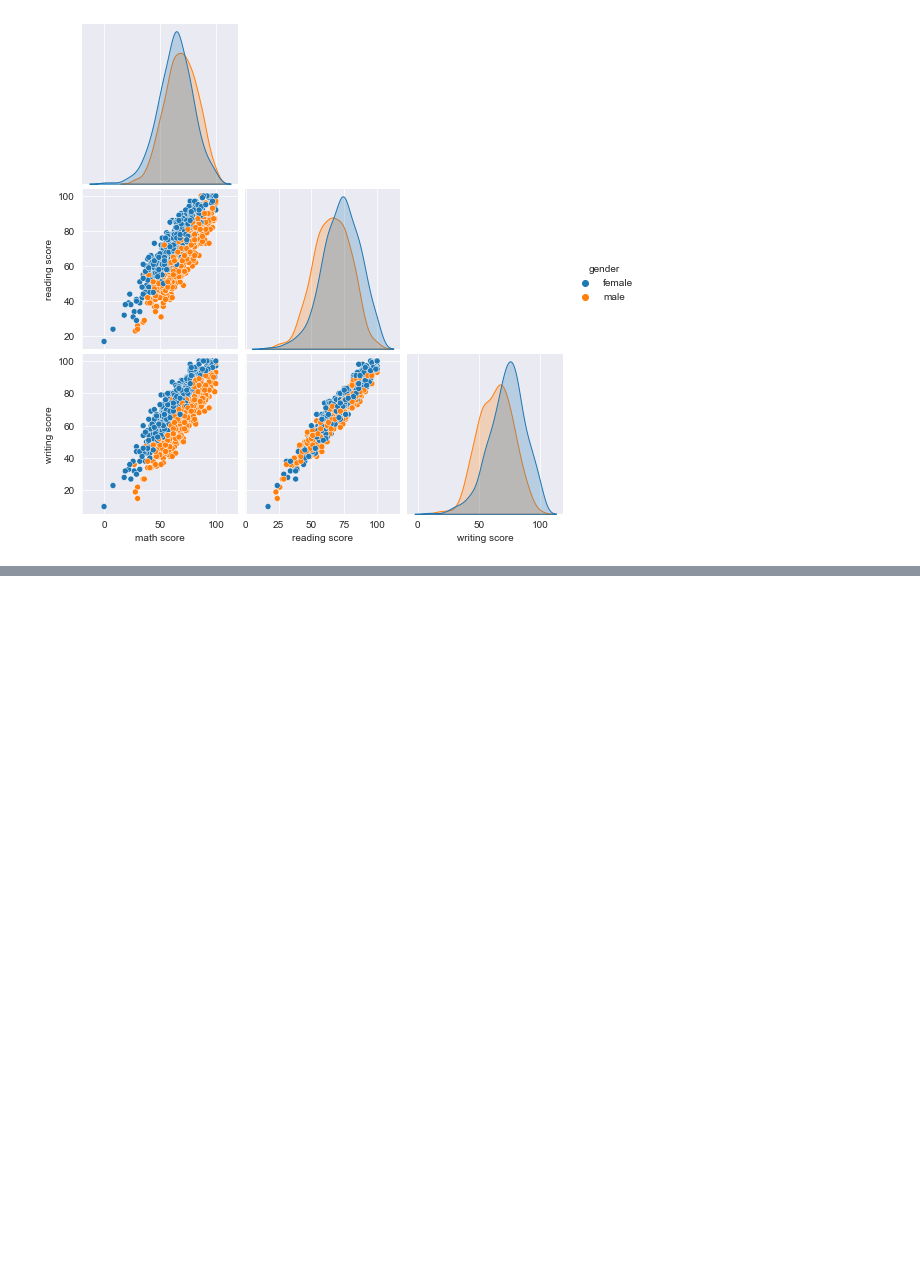
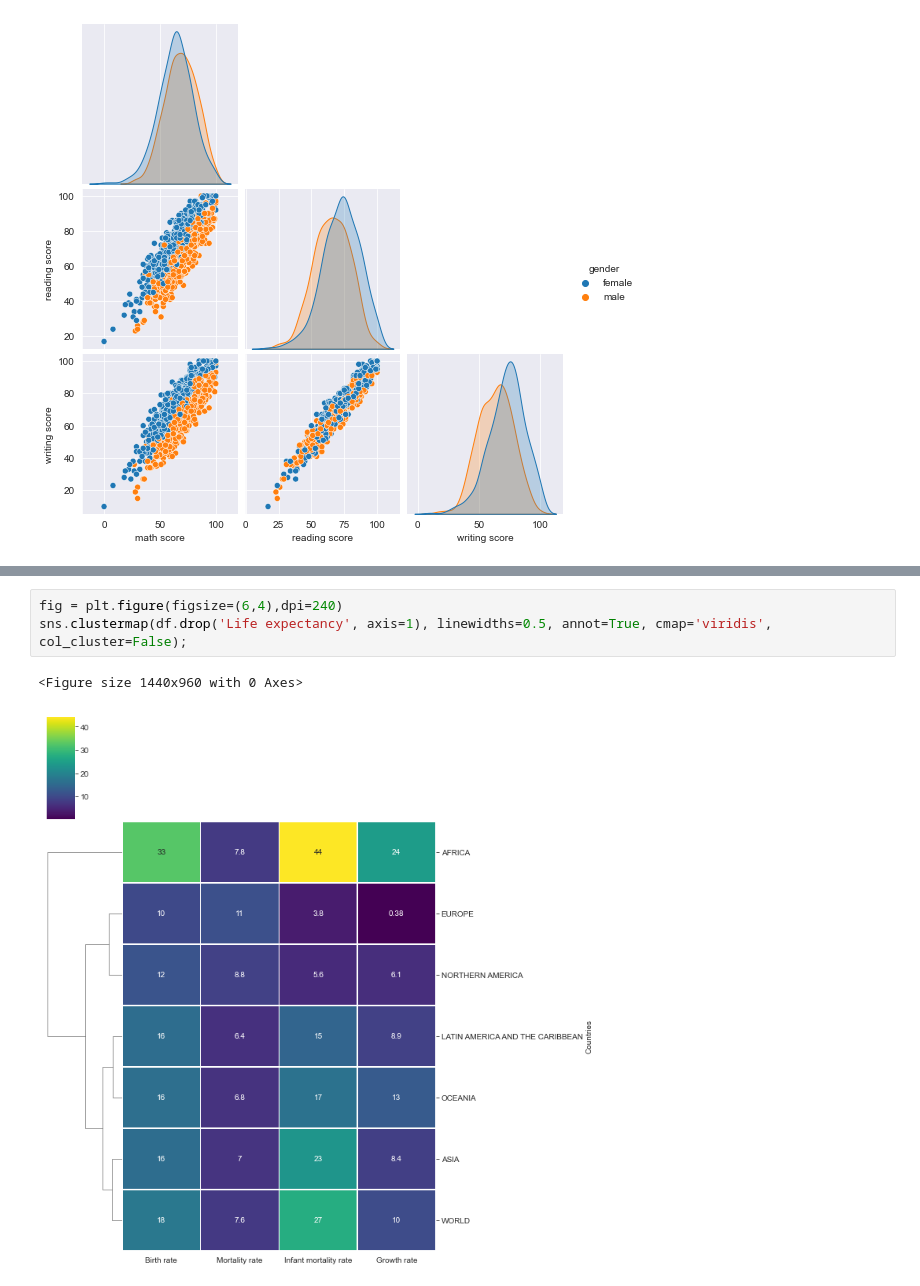
Before and after one commit to kinwong/Udemy-Machine-Learning-Data-Science-Masterclass, a Jupyter notebook: seaborn.ipynb, the cells around one changed output, grey strips where cells are left out. Cells and saved outputs as stored; diff of their text form; blank space fills up the shorter version.

```diff
--- a/seaborn.ipynb
+++ b/seaborn.ipynb
@@ -96,0 +136,6 @@ sns.pairplot(data=df, hue='gender', corner=True)
+# %%
+fig = plt.figure(figsize=(6,4),dpi=240)
+sns.clustermap(df.drop('Life expectancy', axis=1), linewidths=0.5, annot=True, cmap='viridis', col_cluster=False);
+# %% [output]
+<Figure size 1440x960 with 0 Axes>
+[figure, added]
```
Also changed, not shown: parts of 6 cells of this notebook.
